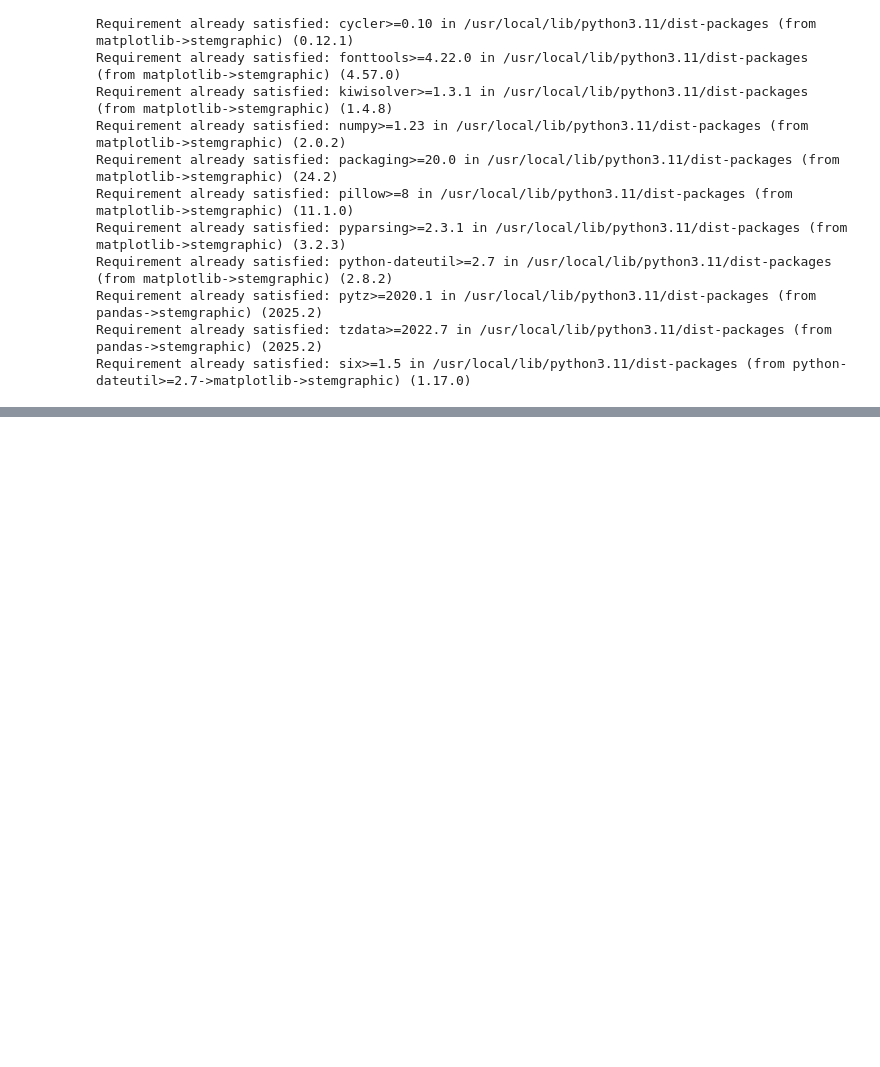
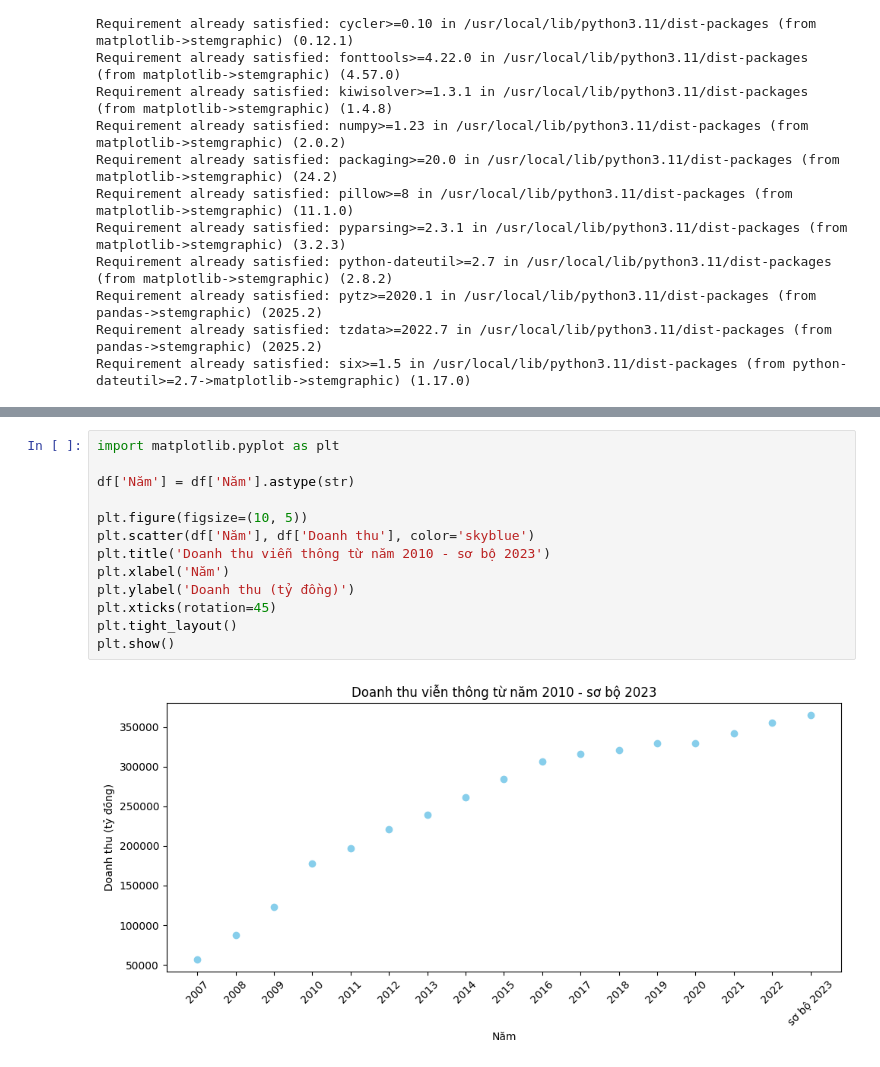
Before and after one commit to mnhtm187/Minh-T-m-31241027094, a Jupyter notebook: XSTK.ipynb, the cells around one changed output, grey strips where cells are left out. Cells and saved outputs as stored; diff of their text form; blank space fills up the shorter version.

```diff
--- a/XSTK.ipynb
+++ b/XSTK.ipynb
@@ -55,0 +82,15 @@ plt.show()
+# %%
+import matplotlib.pyplot as plt
+
+df['Năm'] = df['Năm'].astype(str)
+
+plt.figure(figsize=(10, 5))
+plt.scatter(df['Năm'], df['Doanh thu'], color='skyblue')
+plt.title('Doanh thu viễn thông từ năm 2010 - sơ bộ 2023')
+plt.xlabel('Năm')
+plt.ylabel('Doanh thu (tỷ đồng)')
+plt.xticks(rotation=45)
+plt.tight_layout()
+plt.show()
+# %% [output]
+[figure, added]
```
Also changed, not shown: parts of 9 cells of this notebook.
